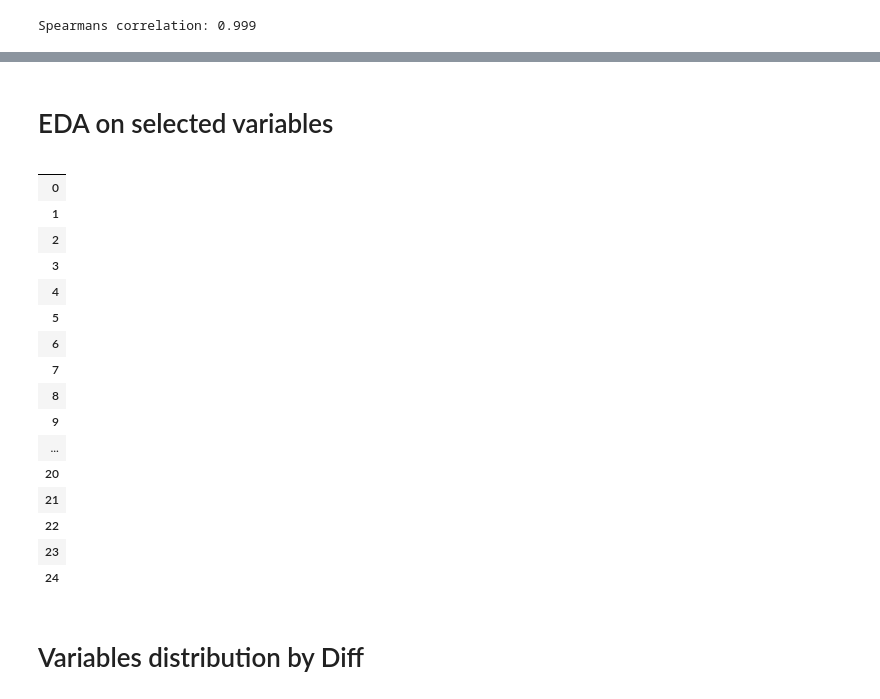
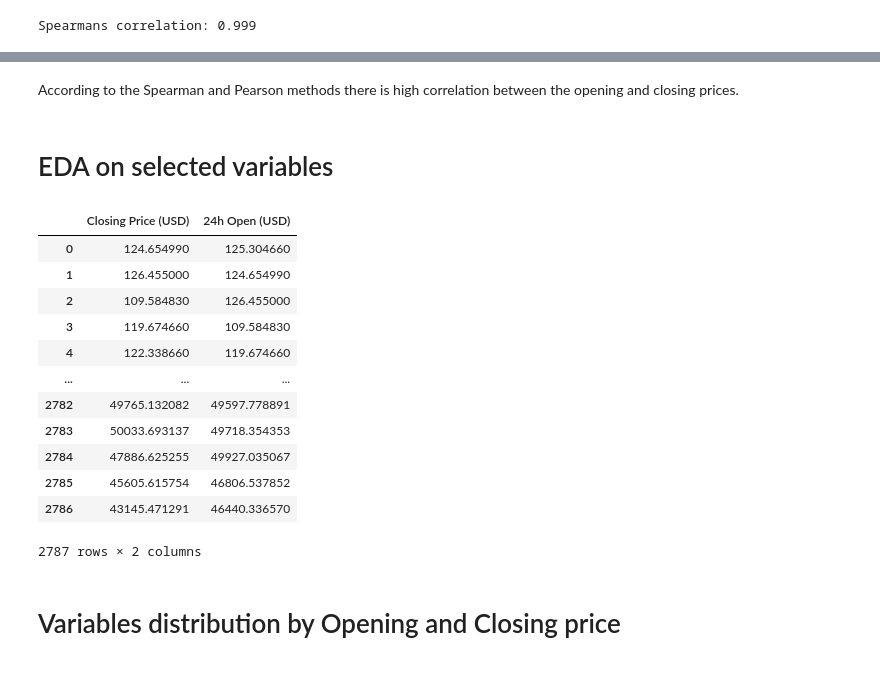
Before and after one commit to ksagep/fifth-milestone-project-bitcoin, a Jupyter notebook: jupyter_notebooks/Study_of_differences.ipynb, the cells around one changed output, grey strips where cells are left out. Cells and saved outputs as stored; diff of their text form; code cells hidden in the pictures.

Commit message:
Finalize the study of differences, take the variables distribution, create plots and find conclusion.

```diff
--- a/jupyter_notebooks/Study_of_differences.ipynb
+++ b/jupyter_notebooks/Study_of_differences.ipynb
@@ -103,26 +105,26 @@ vars_to_study
+# %% [markdown]
+According to the Spearman and Pearson methods there is high correlation between the opening and closing prices.
 # %% [markdown]
 # EDA on selected variables
 # %%
-vars_to_study = ['Closing price (USD)', '24h open (USD)']
-df_eda = df.filter(vars_to_study + ['Diff'])
-df_eda.head(25)
+import pandas as pd
+vars_to_study = ['Closing Price (USD)', '24h Open (USD)']
+df = pd.read_csv("outputs/dataset/collection/Bitcoin_Price_Data.csv")
+df_eda = df.filter(vars_to_study)
+df_eda.head(2787)
 # %% [output]
-|  |
-| 0 |
-| 1 |
-| 2 |
-| 3 |
-| 4 |
-| 5 |
-| 6 |
-| 7 |
-| 8 |
-| 9 |
-| ... |
-| 20 |
-| 21 |
-| 22 |
-| 23 |
-| 24 |
+|  | Closing Price (USD) | 24h Open (USD) |
+| 0 | 124.654990 | 125.304660 |
+| 1 | 126.455000 | 124.654990 |
+| 2 | 109.584830 | 126.455000 |
+| 3 | 119.674660 | 109.584830 |
+| 4 | 122.338660 | 119.674660 |
+| ... | ... | ... |
+| 2782 | 49765.132082 | 49597.778891 |
+| 2783 | 50033.693137 | 49718.354353 |
+| 2784 | 47886.625255 | 49927.035067 |
+| 2785 | 45605.615754 | 46806.537852 |
+| 2786 | 43145.471291 | 46440.336570 |
+2787 rows × 2 columns
 # %% [markdown]
-# Variables distribution by Diff
+# Variables distribution by Opening and Closing price
```
Also changed, not shown: parts of 4 cells of this notebook, 1 other file.
